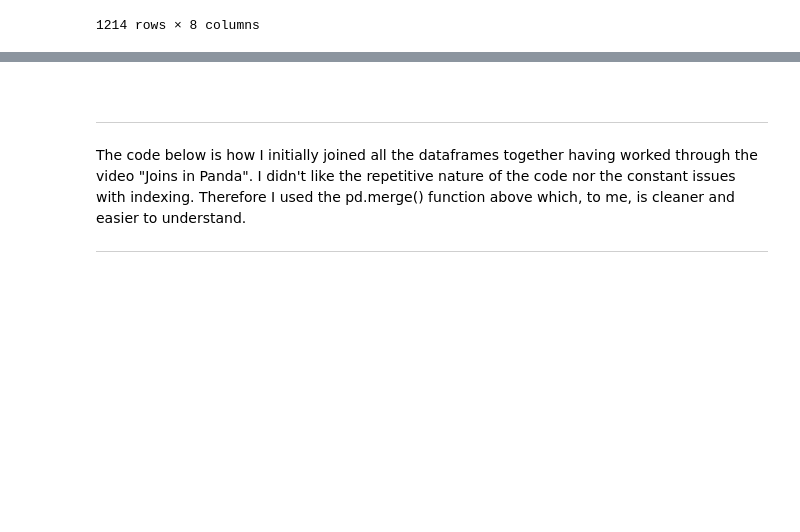
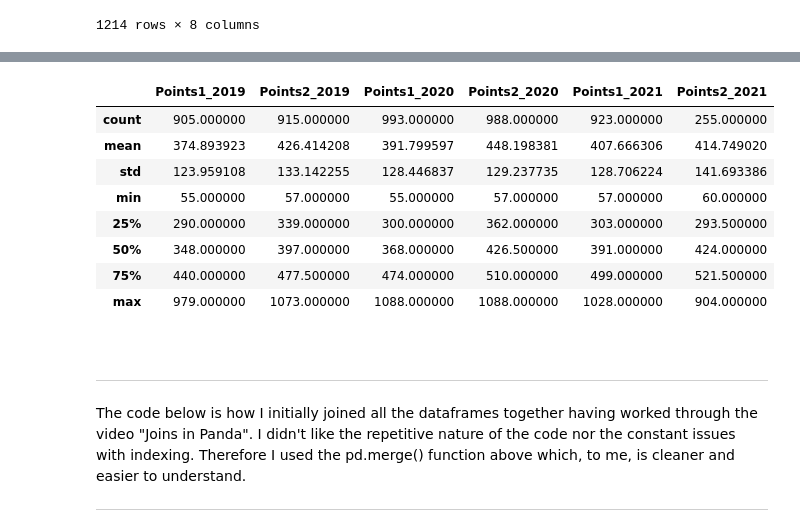
Before and after one commit to Sam-Tracey/Fundamentals-of-Data-Analysis, a Jupyter notebook: cao.ipynb, the cells around one changed output, grey strips where cells are left out. Drawn from its saved outputs; the diff is of its cells as text; code cells hidden in the pictures; blank space fills up the shorter version.

Commit message:
Data cleaning on merged dataframe

```diff
--- a/cao.ipynb
+++ b/cao.ipynb
@@ -446,6 +446,10 @@ df_merge
 | 1212 | WD231 | Early Childhood Care and Educatio... | NaN | NaN | NaN | NaN | 266 | NaN |
 | 1213 | WD232 | Business Information Systems ... | NaN | NaN | NaN | NaN | 261 | 261 |
 1214 rows × 8 columns
+# %%
+# Replace all cells with white space with NaN values.
+# Reference https://stackoverflow.com/questions/13445241/replacing-blank-values-white-space-with-nan-in-pandas
+df_merge.replace(r'^\s*$', np.nan, regex=True, inplace = True)
 # %%
 # Write dataframe to .csv file
 df_merge.to_csv(path_join, encoding='utf-8', index=False)
@@ -451,0 +469,5 @@ df_merge.to_csv(path_join, encoding='utf-8', index=False)
+# %%
+# Convert points colums to numeric values.
+# Reference: https://stackoverflow.com/questions/36814100/pandas-to-numeric-for-multiple-columns
+for col in  df_merge.columns[2:]:
+    df_merge[col] = pd.to_numeric(df_merge[col], errors='coerce')
@@ -452,3 +487,16 @@ df_merge.to_csv(path_join, encoding='utf-8', index=False)
+# %%
+# Check some statistical values for numeric columns.
+df_merge.describe()
+# %% [output]
+|  | Points1_2019 | Points2_2019 | Points1_2020 | Points2_2020 | Points1_2021 | Points2_2021 |
+| count | 905.000000 | 915.000000 | 993.000000 | 988.000000 | 923.000000 | 255.000000 |
+| mean | 374.893923 | 426.414208 | 391.799597 | 448.198381 | 407.666306 | 414.749020 |
+| std | 123.959108 | 133.142255 | 128.446837 | 129.237735 | 128.706224 | 141.693386 |
+| min | 55.000000 | 57.000000 | 55.000000 | 57.000000 | 57.000000 | 60.000000 |
+| 25% | 290.000000 | 339.000000 | 300.000000 | 362.000000 | 303.000000 | 293.500000 |
+| 50% | 348.000000 | 397.000000 | 368.000000 | 426.500000 | 391.000000 | 424.000000 |
+| 75% | 440.000000 | 477.500000 | 474.000000 | 510.000000 | 499.000000 | 521.500000 |
+| max | 979.000000 | 1073.000000 | 1088.000000 | 1088.000000 | 1028.000000 | 904.000000 |
 # %% [markdown]
 <br>
 
```
Also changed, not shown: parts of 2 cells of this notebook, 21 other files.
